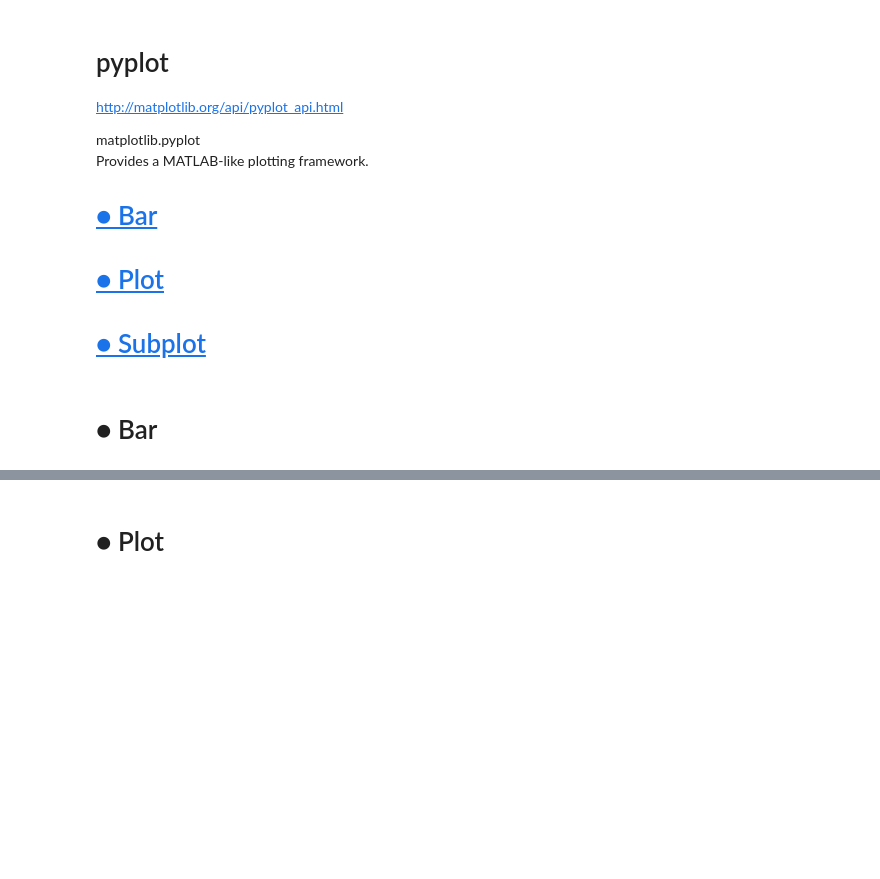
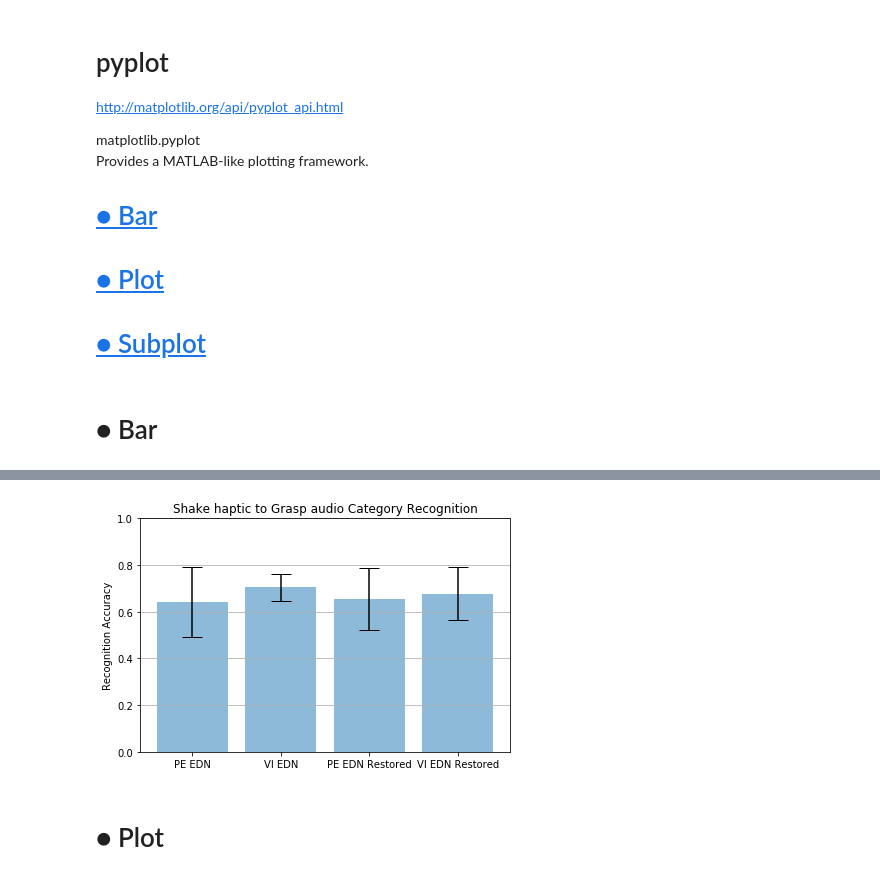
Before and after one commit to gtatiya/Python-Programming, a Jupyter notebook: Matplotlib API/pyplot.ipynb, the cells around one changed output, grey strips where cells are left out. Saved outputs shown, nothing was run; the diff lists cells and outputs as text; code cells hidden in the pictures; blank space fills up the shorter version.

Commit message:
bar graph

```diff
--- a/Matplotlib API/pyplot.ipynb
+++ b/Matplotlib API/pyplot.ipynb
@@ -31,6 +31,35 @@ plt.show()
 # %% [output]
 [interactive output not drawn]
 [interactive output not drawn]
+# %%
+# Create lists for the plot
+materials = ['PE EDN', 'VI EDN', 'PE EDN Restored', 'VI EDN Restored']
+
+x_pos = np.arange(len(materials))
+
+means = [0.642361, 0.704861, 0.652778, 0.677083]
+stds = [0.150312, 0.057265, 0.132946, 0.113154]
+#title = 'Shake haptic to Push haptic Category Recognition'
+title = 'Shake haptic to Grasp audio Category Recognition'
+
+# Build the plot
+fig, ax = plt.subplots()
+ax.bar(x_pos, means, yerr=stds, align='center', alpha=0.5, ecolor='black', capsize=10)
+ax.set_ylim(0, 1)
+ax.set_ylabel('Recognition Accuracy')
+ax.set_xticks(x_pos)
+ax.set_xticklabels(materials)
+ax.set_title(title)
+ax.yaxis.grid(True)
+
+file_name = title.replace(" ", "_")+'.png'
+
+# Save the figure and show
+plt.tight_layout()
+#plt.savefig(file_name, bbox_inches='tight', dpi=100)
+plt.show()
+# %% [output]
+[figure, added]
 # %% [markdown]
 # <a id="Plot">● Plot</a>
 # %%
```
